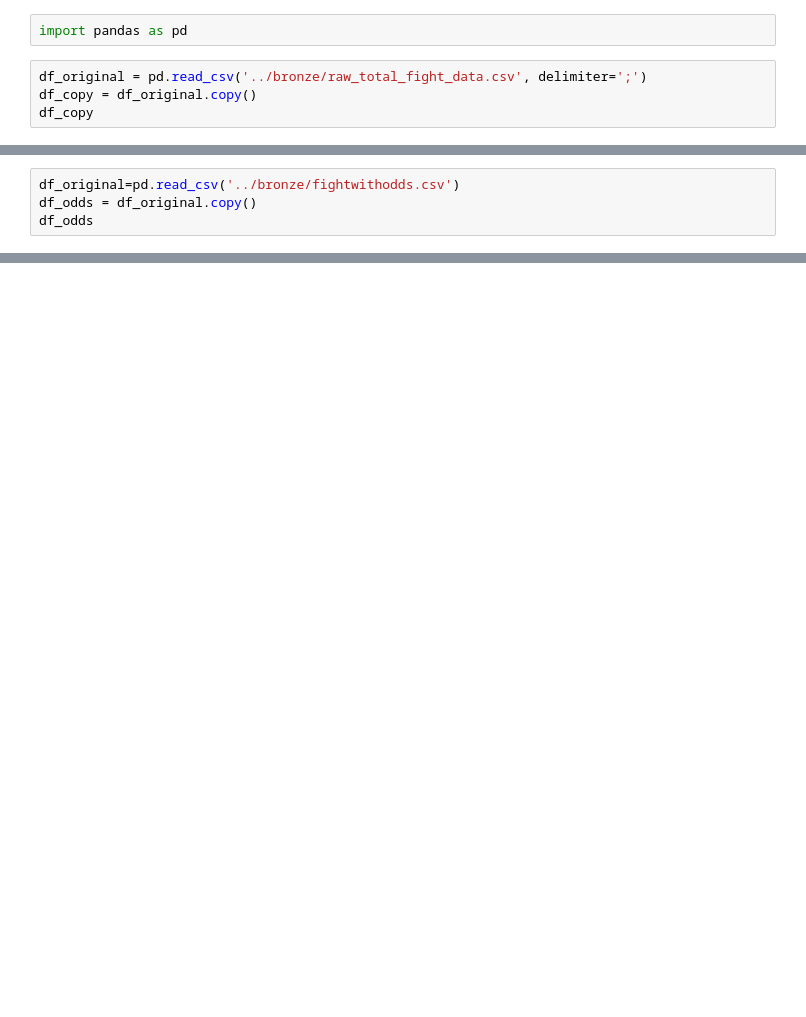
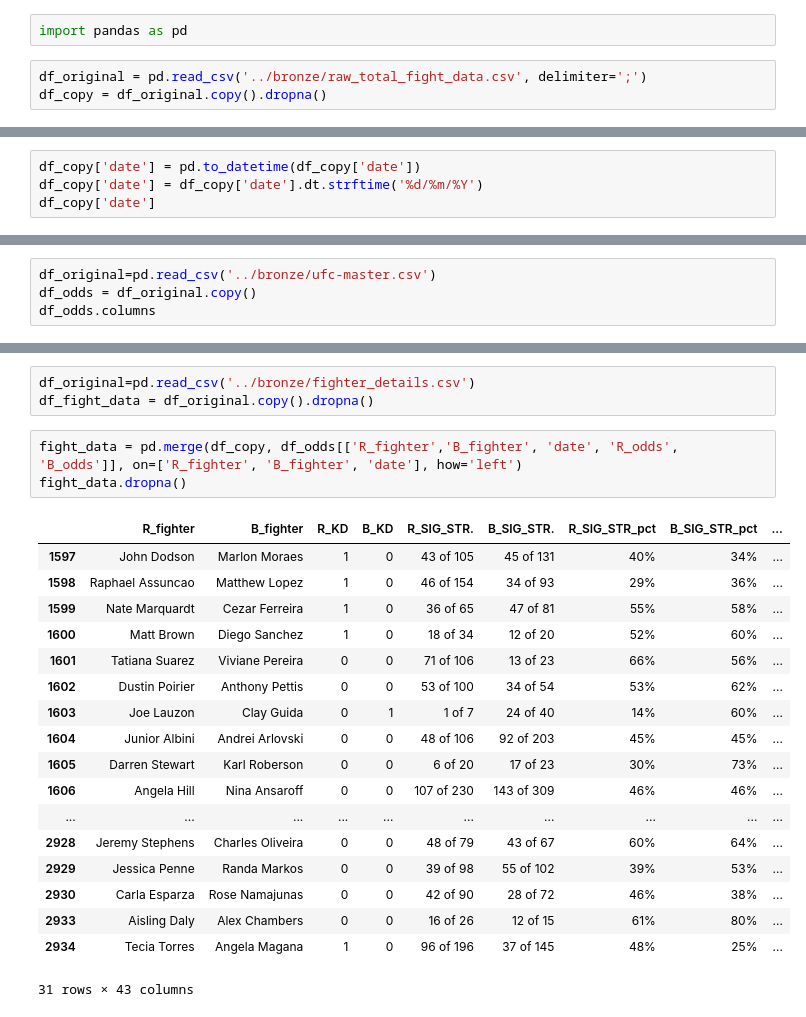
Before and after one commit to FlawlessAfro/ML_fight_prediction, a Jupyter notebook: silver/transformmatch.ipynb, the cells around one changed output, grey strips where cells are left out. Saved outputs shown, nothing was run; the diff lists cells and outputs as text; blank space fills up the shorter version.

```diff
--- a/silver/transformmatch.ipynb
+++ b/silver/transformmatch.ipynb
@@ -2,5 +2,4 @@
 import pandas as pd
 # %%
 df_original = pd.read_csv('../bronze/raw_total_fight_data.csv', delimiter=';')
-df_copy = df_original.copy()
-df_copy
+df_copy = df_original.copy().dropna()
@@ -20,0 +6,4 @@ df_copy
+# %%
+df_copy['date'] = pd.to_datetime(df_copy['date'])
+df_copy['date'] = df_copy['date'].dt.strftime('%d/%m/%Y')
+df_copy['date']
@@ -21,5 +23,5 @@ df_copy
 # %%
-df_original=pd.read_csv('../bronze/fightwithodds.csv')
+df_original=pd.read_csv('../bronze/ufc-master.csv')
 df_odds = df_original.copy()
-df_odds
+df_odds.columns
 # %% [output]
@@ -38,0 +35,25 @@ df_odds
+# %%
+df_original=pd.read_csv('../bronze/fighter_details.csv')
+df_fight_data = df_original.copy().dropna()
+# %%
+fight_data = pd.merge(df_copy, df_odds[['R_fighter','B_fighter', 'date', 'R_odds', 'B_odds']], on=['R_fighter', 'B_fighter', 'date'], how='left')
+fight_data.dropna()
+# %% [output]
+|  | R_fighter | B_fighter | R_KD | B_KD | R_SIG_STR. | B_SIG_STR. | R_SIG_STR_pct | B_SIG_STR_pct | ... |
+| 1597 | John Dodson | Marlon Moraes | 1 | 0 | 43 of 105 | 45 of 131 | 40% | 34% | ... |
+| 1598 | Raphael Assuncao | Matthew Lopez | 1 | 0 | 46 of 154 | 34 of 93 | 29% | 36% | ... |
+| 1599 | Nate Marquardt | Cezar Ferreira | 1 | 0 | 36 of 65 | 47 of 81 | 55% | 58% | ... |
+| 1600 | Matt Brown | Diego Sanchez | 1 | 0 | 18 of 34 | 12 of 20 | 52% | 60% | ... |
+| 1601 | Tatiana Suarez | Viviane Pereira | 0 | 0 | 71 of 106 | 13 of 23 | 66% | 56% | ... |
+| 1602 | Dustin Poirier | Anthony Pettis | 0 | 0 | 53 of 100 | 34 of 54 | 53% | 62% | ... |
+| 1603 | Joe Lauzon | Clay Guida | 0 | 1 | 1 of 7 | 24 of 40 | 14% | 60% | ... |
+| 1604 | Junior Albini | Andrei Arlovski | 0 | 0 | 48 of 106 | 92 of 203 | 45% | 45% | ... |
+| 1605 | Darren Stewart | Karl Roberson | 0 | 0 | 6 of 20 | 17 of 23 | 30% | 73% | ... |
+| 1606 | Angela Hill | Nina Ansaroff | 0 | 0 | 107 of 230 | 143 of 309 | 46% | 46% | ... |
+| ... | ... | ... | ... | ... | ... | ... | ... | ... | ... |
+| 2928 | Jeremy Stephens | Charles Oliveira | 0 | 0 | 48 of 79 | 43 of 67 | 60% | 64% | ... |
+| 2929 | Jessica Penne | Randa Markos | 0 | 0 | 39 of 98 | 55 of 102 | 39% | 53% | ... |
+| 2930 | Carla Esparza | Rose Namajunas | 0 | 0 | 42 of 90 | 28 of 72 | 46% | 38% | ... |
+| 2933 | Aisling Daly | Alex Chambers | 0 | 0 | 16 of 26 | 12 of 15 | 61% | 80% | ... |
+| 2934 | Tecia Torres | Angela Magana | 1 | 0 | 96 of 196 | 37 of 145 | 48% | 25% | ... |
+31 rows × 43 columns
```
Also changed, not shown: parts of 3 cells of this notebook, 2 other files.
